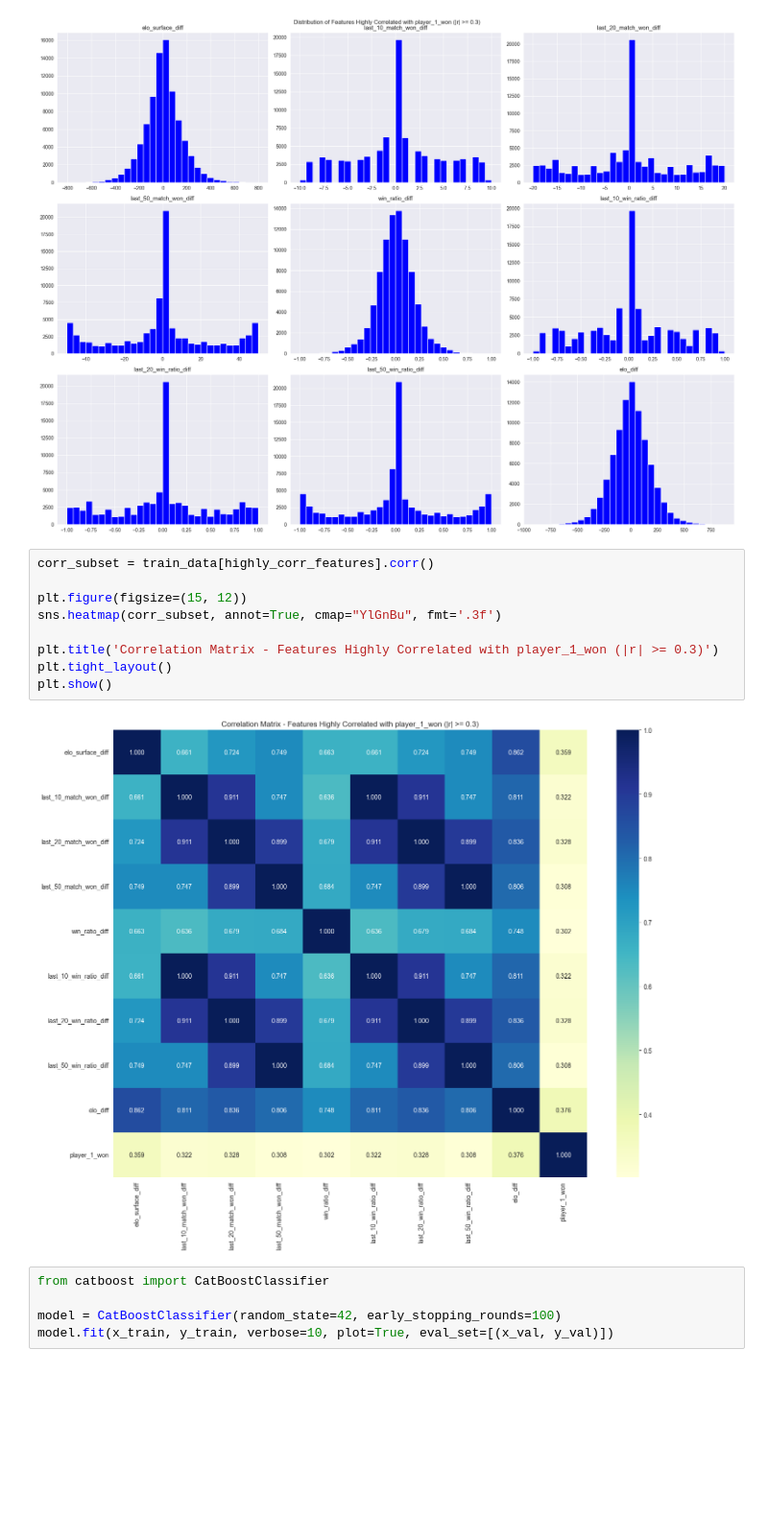
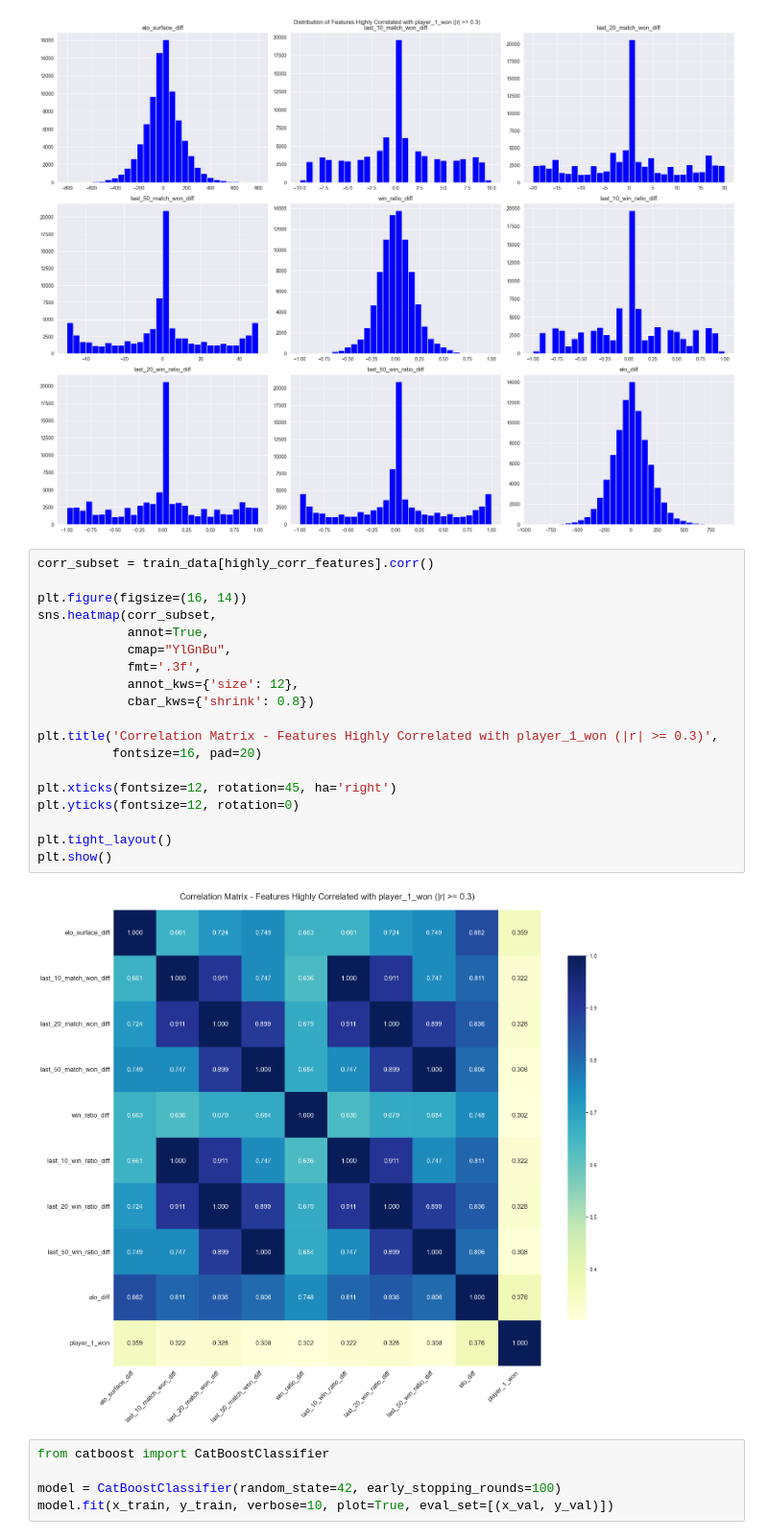
Before and after one commit to hikmatazimzade/tennis-ai, a Jupyter notebook: training/catboost.ipynb, the cells around one changed output. Shown: that part at 96% size. Drawn from its saved outputs; the diff is of its cells as text; blank space fills up the shorter version.

Commit message:
Make correlation matrix visualization more visible

```diff
--- a/training/catboost.ipynb
+++ b/training/catboost.ipynb
@@ -92,14 +92,24 @@ plt.show()
 # %%
 corr_subset = train_data[highly_corr_features].corr()
 
-plt.figure(figsize=(15, 12))
-sns.heatmap(corr_subset, annot=True, cmap="YlGnBu", fmt='.3f')
+plt.figure(figsize=(16, 14))
+sns.heatmap(corr_subset,
+            annot=True,
+            cmap="YlGnBu",
+            fmt='.3f',
+            annot_kws={'size': 12},
+            cbar_kws={'shrink': 0.8})
 
-plt.title('Correlation Matrix - Features Highly Correlated with player_1_won (|r| >= 0.3)')
+plt.title('Correlation Matrix - Features Highly Correlated with player_1_won (|r| >= 0.3)',
+          fontsize=16, pad=20)
+
+plt.xticks(fontsize=12, rotation=45, ha='right')
+plt.yticks(fontsize=12, rotation=0)
+
 plt.tight_layout()
 plt.show()
 # %% [output]
-[figure, old version]
+[figure, new version]
 # %%
 from catboost import CatBoostClassifier
 
```
